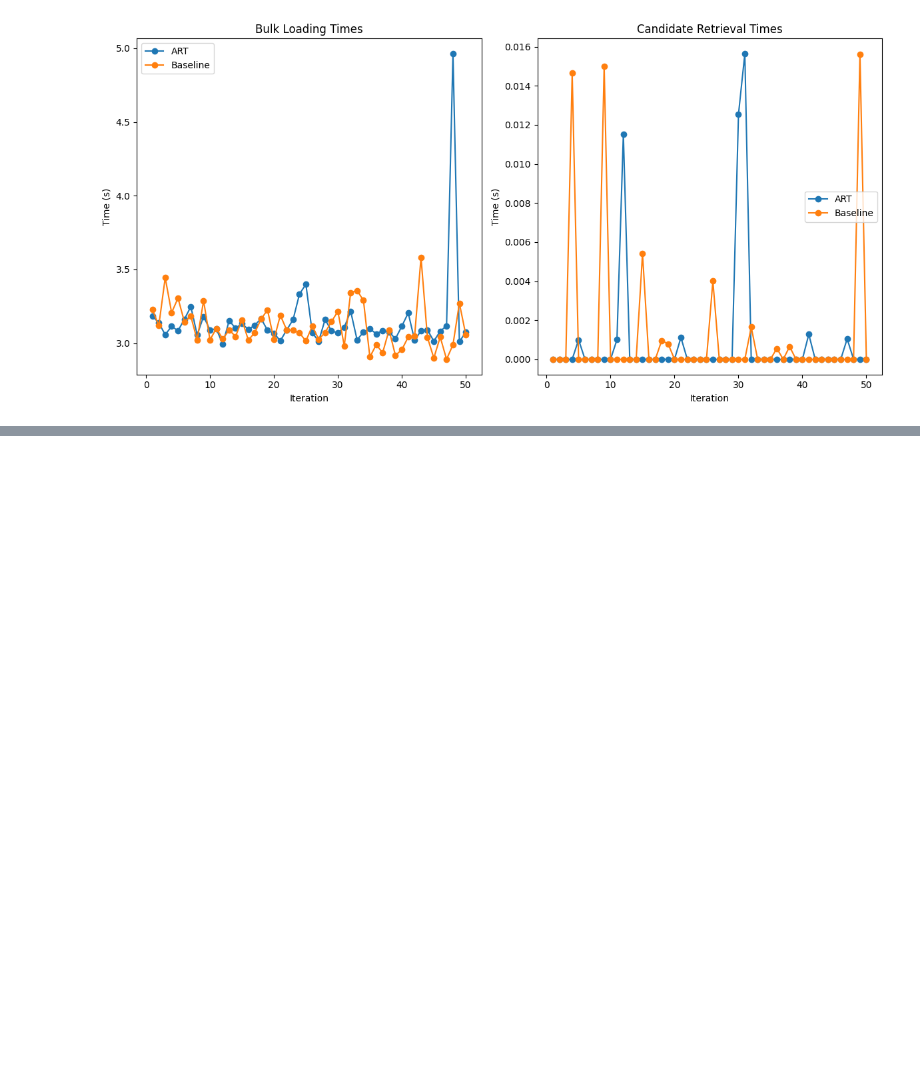
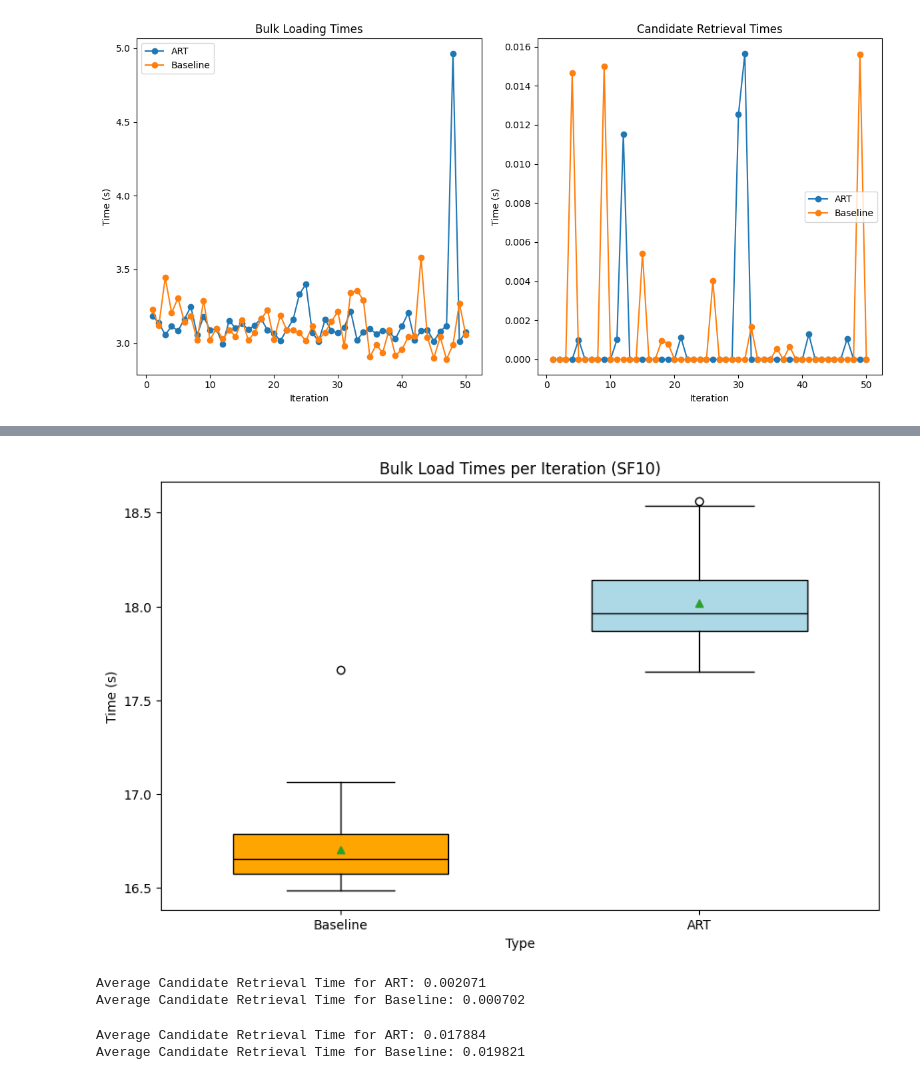
Before and after one commit to nasiba-z/gin_updated, a Jupyter notebook: results_analysis.ipynb, the cells around one changed output, grey strips where cells are left out. Drawn from its saved outputs; the diff is of its cells as text; code cells hidden in the pictures; blank space fills up the shorter version.

```diff
--- a/results_analysis.ipynb
+++ b/results_analysis.ipynb
@@ -155,0 +265,66 @@ A/B Testing Results for new query:
+# %%
+import pandas as pd
+import matplotlib.pyplot as plt
+
+# Load the CSVs
+artsf10 = pd.read_csv("iteration_results_art2_sf10.csv")["Time_Bulk_Loading"]
+basesf10 = pd.read_csv("iteration_results2_sf10.csv")["Time_Bulk_Loading"]
+
+# Prepare figure & axes
+fig, ax = plt.subplots(figsize=(10, 6))
+
+# Draw two boxplots by hand: baseline first, then ART
+data = [basesf10, artsf10]
+positions = [1, 2]
+bp = ax.boxplot(
+    data,
+    positions=positions,
+    widths=0.6,
+    patch_artist=True,
+    showmeans=True,
+    meanline=False,
+    labels=["Baseline", "ART"]
+)
+
+# Set the fill colors
+bp["boxes"][0].set_facecolor("orange")
+bp["boxes"][1].set_facecolor("lightblue")
+
+# Force all other elements to black
+for element in ("whiskers", "caps", "medians", "means", "fliers"):
+    for line in bp[element]:
+        line.set(color="black")
+
+# Ticks in green
+ax.tick_params(axis="x", colors="black")
+ax.tick_params(axis="y", colors="black")
+
+# Labels & title
+ax.set_xlabel("Type")
+ax.set_ylabel("Time (s)")
+ax.set_title("Bulk Load Times per Iteration (SF10)")
+plt.show()
+# %% [output]
+[figure, added]
+# %%
+artsf1_like = pd.read_csv("iteration_results_art2.csv")["Time_Candidate_Retrieval"]
+basesf1_like = pd.read_csv("iteration_results2.csv")["Time_Candidate_Retrieval"]
+artsf1_like_avg = artsf1_like.mean()
+basesf1_like_avg = basesf1_like.mean()
+
+print(f"Average Candidate Retrieval Time for ART: {artsf1_like_avg:.6f}")
+print(f"Average Candidate Retrieval Time for Baseline: {basesf1_like_avg :.6f}")
+# %% [output]
+Average Candidate Retrieval Time for ART: 0.002071
+Average Candidate Retrieval Time for Baseline: 0.000702
+# %%
+artsf1_like = pd.read_csv("iteration_results_art2_sf10.csv")["Time_Candidate_Retrieval"]
+basesf1_like = pd.read_csv("iteration_results2_sf10.csv")["Time_Candidate_Retrieval"]
+artsf1_like_avg = artsf1_like.mean()
+basesf1_like_avg = basesf1_like.mean()
+
+print(f"Average Candidate Retrieval Time for ART: {artsf1_like_avg:.6f}")
+print(f"Average Candidate Retrieval Time for Baseline: {basesf1_like_avg :.6f}")
+# %% [output]
+Average Candidate Retrieval Time for ART: 0.017884
+Average Candidate Retrieval Time for Baseline: 0.019821
```
Also changed, not shown: parts of 8 cells of this notebook, 4 other files.
